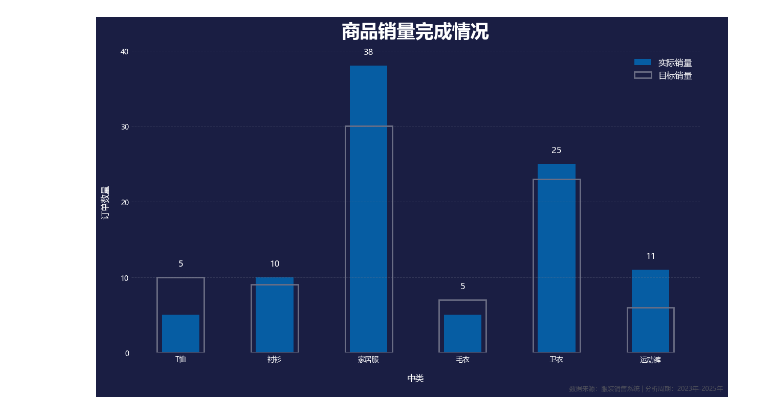
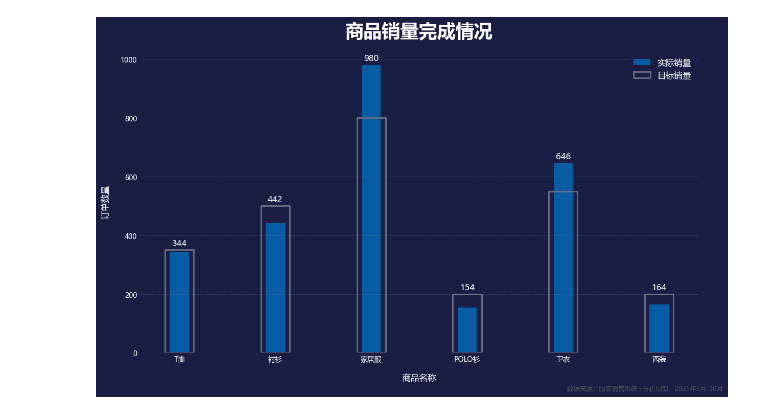
Before and after one commit to IIawaII/PythonVisualisation, a Jupyter notebook: 可视化/24、目标柱形图/TargetBarChart.ipynb, the cells around one changed output. Saved outputs shown, nothing was run; the diff lists cells and outputs as text; code cells hidden in the pictures.

```diff
--- a/可视化/24、目标柱形图/TargetBarChart.ipynb
+++ b/可视化/24、目标柱形图/TargetBarChart.ipynb
@@ -9,17 +9,18 @@ plt.rcParams['axes.unicode_minus'] = False  # 正确显示负号
 
 try:
     # 读取新的数据文件
-    df = pd.read_csv("../../数据生成/spu_manages_feishu.csv", encoding='utf-8-sig')
+    df = pd.read_csv("../../数据生成/erp_order.csv", encoding='utf-8-sig')
 
     # 验证必需字段
-    required_columns = ['中类']
+    required_columns = ['商品名称']
     missing_cols = [col for col in required_columns if col not in df.columns]
     if missing_cols:
         raise ValueError(f"数据缺失必要字段: {', '.join(missing_cols)}")
 
-    # 筛选所需的中类数据
-    target_categories = ['T恤', '衬衫', '家居服', '毛衣', '卫衣', '运动裤']
-    df = df[df['中类'].isin(target_categories)]
+    # 筛选所需的商品数据，包含特定关键词
+    target_keywords = ['T恤', '衬衫', '家居服', 'POLO衫', '卫衣', '西装']
+    filter_condition = df['商品名称'].str.contains('|'.join(target_keywords), na=False)
+    df = df[filter_condition]
 
     # 检查数据完整性
     if df.empty:
@@ -27,12 +28,12 @@ try:
 
     # 定义目标销量
     target_sales = {
-        'T恤': 10,
-        '衬衫': 9,
-        '家居服': 30,
-        '毛衣': 7,
-        '卫衣': 23,
-        '运动裤': 6
+        'T恤': 350,
+        '衬衫': 500,
+        '家居服': 800,
+        'POLO衫': 200,
+        '卫衣': 550,
+        '西装': 200
     }
 
     # 图表设置
@@ -44,33 +45,33 @@ try:
     for spine in ax.spines.values():
         spine.set_visible(False)
 
-    # 中类的计数
-    category_colors = dict(zip(target_categories, ['#016dbc'] * len(target_categories)))
+    # 商品名称的计数
+    category_colors = dict(zip(target_keywords, ['#016dbc'] * len(target_keywords)))
 
-    # 绘制各中类的订单总数
-    category_counts = df['中类'].value_counts().reindex(target_categories, fill_value=0)
+    # 计算各商品的订单总数，按目标关键词匹配
+    product_counts = df['商品名称'].apply(lambda name: next((kw for kw in target_keywords if kw in name), None)).value_counts().reindex(target_keywords, fill_value=0)
 
     # 绘制实际销量
-    ax.bar(category_counts.index, category_counts.values, color='#016dbc', label='实际销量', alpha=0.8, width=0.4, align='center')
+    ax.bar(product_counts.index, product_counts.values, color='#016dbc', label='实际销量', alpha=0.8, width=0.2, align='center')
 
     # 绘制目标销量
-    ax.bar(target_sales.keys(), target_sales.values(), color='none', edgecolor='#6b6e85', linewidth=2, label='目标销量', width=0.5, align='center')
+    ax.bar(target_sales.keys(), target_sales.values(), color='none', edgecolor='#6b6e85', linewidth=2, label='目标销量', width=0.3, align='center')
 
     # 添加标题和标签
     plt.title("商品销量完成情况", fontsize=26, fontweight="bold", color="#ffffff", pad=20)
-    plt.xlabel("中类", fontsize=12, color="#ffffff", labelpad=15)
+    plt.xlabel("商品名称", fontsize=12, color="#ffffff", labelpad=15)
     plt.ylabel("订单数量", fontsize=12, color="#ffffff", labelpad=15)
 
     # 添加数据来源说明
     plt.figtext(
         0.9, 0.03,
-        '数据来源：服装销售系统 | 分析周期：2023年-2025年',
+        '数据来源：服装销售系统 | 分析周期：2025年5月-10月',
         ha='center', fontsize=9, color='#666666', alpha=0.7
     )
 
     # 设定X轴刻度和标签
-    ax.set_xticks(range(len(target_categories)))
-    ax.set_xticklabels(target_categories, ha='center', color='#ffffff')
+    ax.set_xticks(range(len(target_keywords)))
+    ax.set_xticklabels(target_keywords, ha='center', color='#ffffff')
 
     # 隐藏刻度线
     ax.tick_params(axis='x', which='both', length=0)
@@ -79,44 +80,44 @@ try:
     ax.yaxis.set_tick_params(colors='#ffffff')
 
     # 添加数据标签
-    for index, (actual, target) in enumerate(zip(category_counts.values, target_sales.values())):
+    for index, (actual, target) in enumerate(zip(product_counts.values, target_sales.values())):
         # 判断实际销量是否小于目标销量
         if actual < target:
             # 标签在目标销量柱体上方
-            ax.text(index, target + 1.5, f'{actual}', color='white', ha='center', fontsize=12)
+            ax.text(index, target + 15, f'{actual}', color='white', ha='center', fontsize=12)
         else:
             # 标签在实际销量柱体上方
-            ax.text(index, actual + 1.5, f'{actual}', color='white', ha='center', fontsize=12)
+            ax.text(index, actual + 15, f'{actual}', color='white', ha='center', fontsize=12)
 
     # 图例
     ax.legend(facecolor='#1A1E43', edgecolor='none', fontsize=12, loc='upper right', labelcolor='white')
 
     # 添加网格线
     ax.grid(axis='y', linestyle="--", alpha=0.3, color='#777b92')
     ax.grid(axis='x', visible=False)
 
     # 设定Y轴刻度和标签
-    ax.set_yticks(np.arange(0, category_counts.max()+10, 10))
+    ax.set_yticks(np.arange(0, product_counts.max()+200, 200))
 
     # 调整布局
     plt.tight_layout(rect=(0, 0.03, 1, 0.95))
 
     # 保存图表
     plt.savefig(
         "商品销量完成情况.png",
         dpi=300,
         bbox_inches='tight',
         facecolor=fig.get_facecolor()
     )
 
     # 显示图表
     plt.show()
 
 except Exception as e:
     print(f"图表生成失败: {str(e)}")
     raise
 # %% [output]
-[figure, old version]
+[figure, new version]
 # %% [markdown]
 # 分析
 
```
Also changed, not shown: parts of 1 cell of this notebook, 3 other files.
